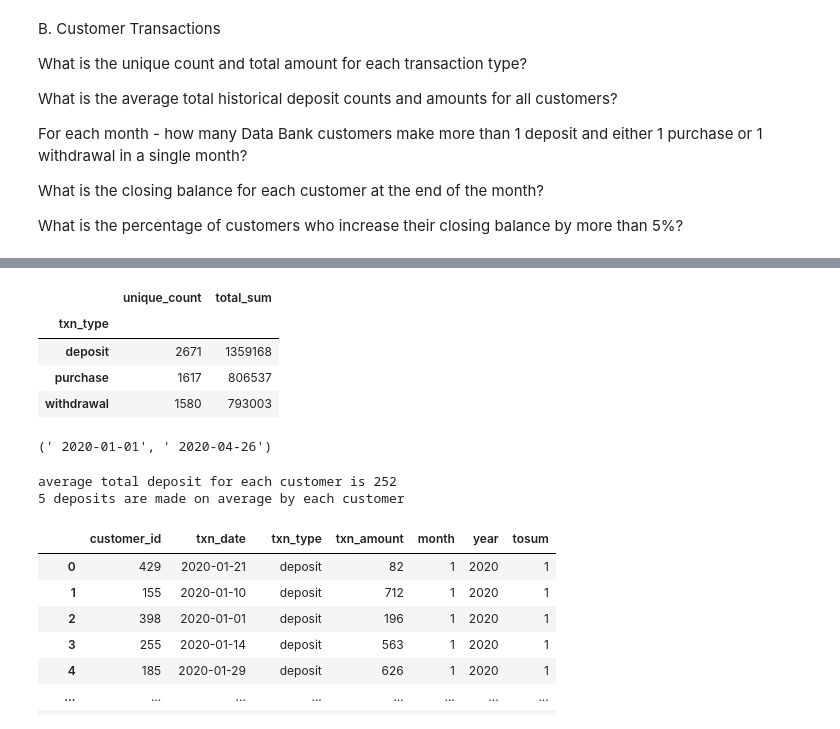
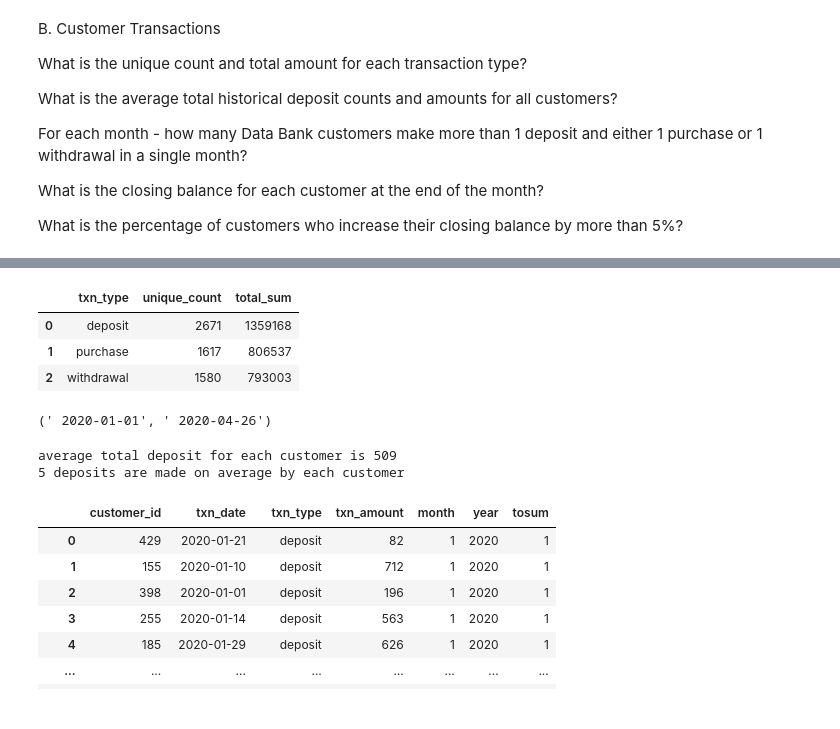
Before and after one commit to bhavneetsingh58/DataBank_Analytics_, a Jupyter notebook: Data_Bank_Analysis.ipynb, the cells around one changed output, grey strips where cells are left out. Saved outputs shown, nothing was run; the diff lists cells and outputs as text; code cells hidden in the pictures.

```diff
--- a/Data_Bank_Analysis.ipynb
+++ b/Data_Bank_Analysis.ipynb
@@ -261,8 +263,3 @@ For each month - how many Data Bank customers make more than 1 deposit and eithe
 What is the closing balance for each customer at the end of the month?
 
 What is the percentage of customers who increase their closing balance by more than 5%?
-# %%
-customer_transactions = pd.read_csv("RAW/Customer_Transactions.csv")
-#removing whitespaces from txn_type
-customer_transactions['txn_type'] = customer_transactions['txn_type'].str.strip()
-customer_transactions
@@ -283,10 +266,9 @@ customer_transactions
 # %%
 #What is the unique count and total amount for each transaction type?
-customer_transactions.groupby('txn_type').agg(unique_count = pd.NamedAgg(column='txn_type',aggfunc='count'),total_sum = pd.NamedAgg(column='txn_amount',aggfunc='sum'))
+customer_transactions.groupby('txn_type').agg(unique_count = pd.NamedAgg(column='txn_type',aggfunc='count'),total_sum = pd.NamedAgg(column='txn_amount',aggfunc='sum')).reset_index()
 # %% [output]
-|  | unique_count | total_sum |
-| txn_type |  |  |
-| deposit | 2671 | 1359168 |
-| purchase | 1617 | 806537 |
-| withdrawal | 1580 | 793003 |
+|  | txn_type | unique_count | total_sum |
+| 0 | deposit | 2671 | 1359168 |
+| 1 | purchase | 1617 | 806537 |
+| 2 | withdrawal | 1580 | 793003 |
 # %%
@@ -296,13 +277,13 @@ customer_transactions[customer_transactions.txn_type == "deposit"].txn_date.min(
 (' 2020-01-01', ' 2020-04-26')
 # %%
 #What is the average total historical deposit counts and amounts for all customers?
-print("average total deposit for each customer is",round(customer_transactions[customer_transactions.txn_type == "deposit"].customer_id.sum(
+print("average total deposit for each customer is", round(customer_transactions[customer_transactions.txn_type == "deposit"].txn_amount.sum(
 )/customer_transactions[customer_transactions.txn_type == "deposit"].customer_id.count()))
 
 print(round(customer_transactions[customer_transactions.txn_type == "deposit"].txn_amount.count(
 ) / customer_transactions.customer_id.nunique()), "deposits are made on average by each customer")
 # %% [output]
-average total deposit for each customer is 252
+average total deposit for each customer is 509
 5 deposits are made on average by each customer
 # %%
 #For each month - how many Data Bank customers make more than 1 deposit and either 1 purchase or 1 withdrawal in a single month?
```
Also changed, not shown: parts of 3 cells of this notebook.
